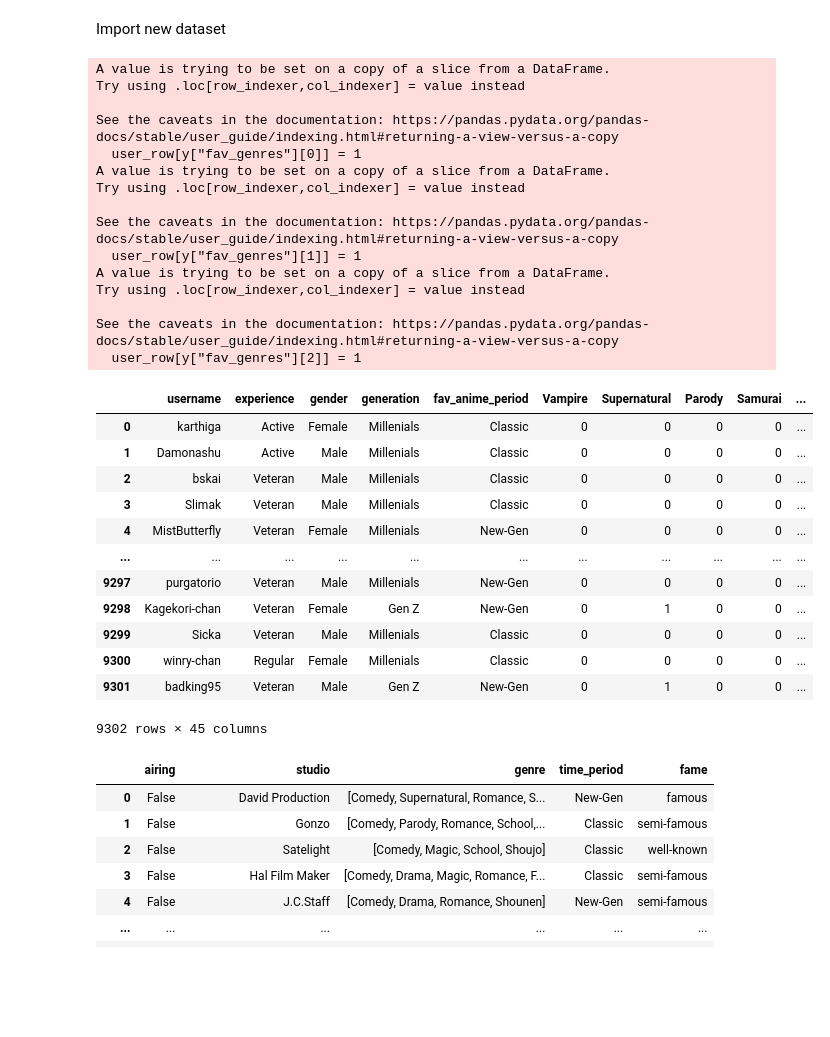
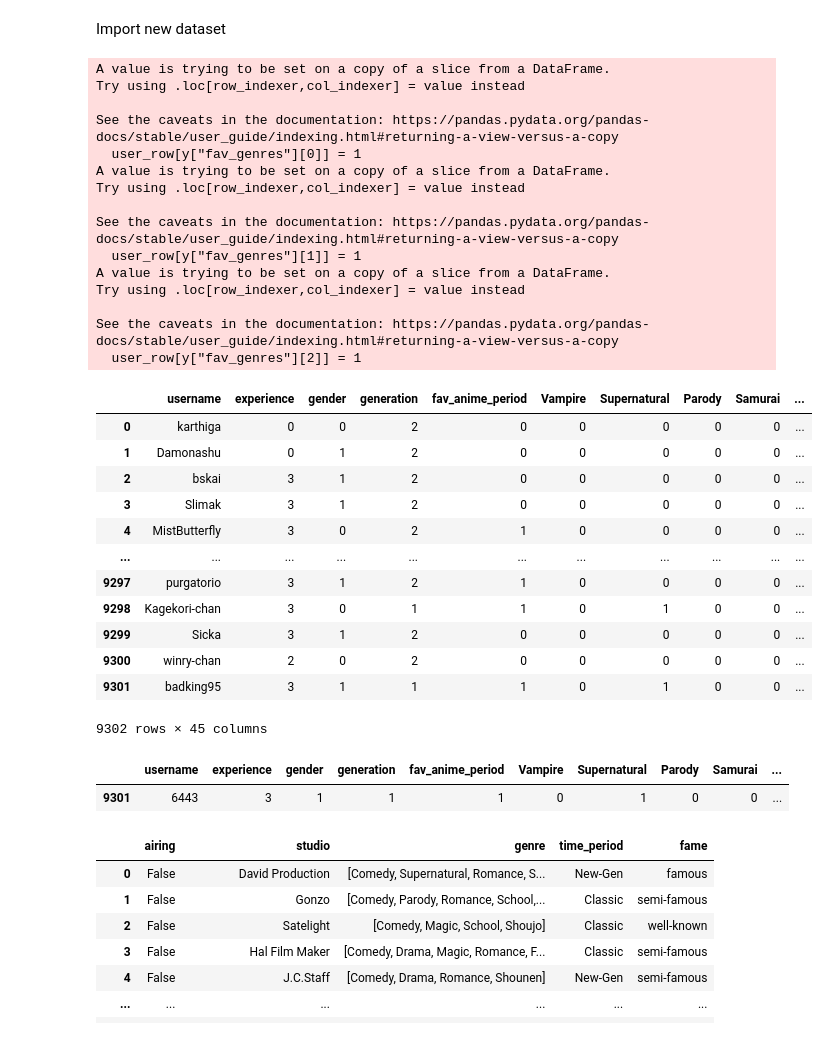
Before and after one commit to tito-thomas/anime-app, a Jupyter notebook: embedding.ipynb, the cells around one changed output. Cells and saved outputs as stored; diff of their text form; code cells hidden in the pictures; blank space fills up the shorter version.

Commit message:
Full vectorised user features

```diff
--- a/embedding.ipynb
+++ b/embedding.ipynb
@@ -47,7 +46,7 @@ def build_genre_list(dataframe):
 user_cols = users.loc[:, ["username", "experience","gender", "generation",  "fav_anime_period"]]
 
 encoder = LabelEncoder()
-
+#Function to create a separate feature for each column and vectorize
 def genre_columns():
 
     user_genres = users.loc[:, ["username", "fav_genres"]]
@@ -71,9 +70,12 @@ def genre_columns():
         #bag_vector = tfidf.transform(genres)
 
         #print(bag_vector.toarray())
-    return user_cols
+    genre_cols = user_cols.loc[:, ["username", "Vampire", "Supernatural", "Parody", "Samurai", "Space", "Military", "Sports","Shoujo",
+    "Music", "Mystery",	"Harem", "Drama", "Magic", "Josei", "Psychological", "Horror", "Ai", "Power", "Kids", "Adventure", "Ecchi", "Super", "School",
+    "Life", "Shounen", "Comedy", "Sci-Fi", "Action", "Thriller", "of", "Arts", "Game", "Seinen", "Slice", "Fantasy", "Police","Historical","Romance","Mecha","Martial"]]
+    return genre_cols
 
-#save encoded results to new file to make it faster
+#Vectorise features of a single user
 def vectorize_single(user):
     #Get row of one user
     user_row = user_cols.loc[user_cols["username"] == user]
@@ -85,60 +87,71 @@ def vectorize_single(user):
         #print(list(enc.classes_))
         user_vector[col]=enc.transform(user_vector[col]) #encode each column of target user
 
-    #return user_vector
+    return user_vector
 
-def vectorize_multiple():
+#Vectorise features of all users in the dataframe
+def vectorize_all():
     all_users = user_cols.copy()
 
     for user in user_cols["username"]:
         user_vector = vectorize_single(user)
         all_users.loc[all_users["username"] == user] = user_vector
     #Make sure username field is in string form for identifier
     all_users["username"] = user_cols["username"]
     #K-Nearest Neighbours
     #nb = KNeighborsClassifier(n_neighbors=5)
     return all_users
-#similar_users("karthiga")
-genre_columns()
-#vectorize_multiple()
+
+#Construct final vector of encoded features
+def construct_vectors():
+    string_features = vectorize_all()
+    genre_features = genre_columns()
+    final_vector = pd.merge(string_features, genre_features, on = "username")
+    return final_vector
+
+construct_vectors()
+#genre_columns()
+#vectorize_all()
 #user_cols
 # encoding users:
 # 1. encode fav_genres as bag of words: use term frequency vector for each
 # 2. encode other features
 # 3. join encoded genres with the rest of the vectorised features
 # need to translate genres that user is asked to anime genres
 # %% [output]
 A value is trying to be set on a copy of a slice from a DataFrame.
 Try using .loc[row_indexer,col_indexer] = value instead
 
 See the caveats in the documentation: https://pandas.pydata.org/pandas-docs/stable/user_guide/indexing.html#returning-a-view-versus-a-copy
   user_row[y["fav_genres"][0]] = 1
 A value is trying to be set on a copy of a slice from a DataFrame.
 Try using .loc[row_indexer,col_indexer] = value instead
 
 See the caveats in the documentation: https://pandas.pydata.org/pandas-docs/stable/user_guide/indexing.html#returning-a-view-versus-a-copy
   user_row[y["fav_genres"][1]] = 1
 A value is trying to be set on a copy of a slice from a DataFrame.
 Try using .loc[row_indexer,col_indexer] = value instead
 
 See the caveats in the documentation: https://pandas.pydata.org/pandas-docs/stable/user_guide/indexing.html#returning-a-view-versus-a-copy
   user_row[y["fav_genres"][2]] = 1
 |  | username | experience | gender | generation | fav_anime_period | Vampire | Supernatural | Parody | Samurai | ... |
-| 0 | karthiga | Active | Female | Millenials | Classic | 0 | 0 | 0 | 0 | ... |
-| 1 | Damonashu | Active | Male | Millenials | Classic | 0 | 0 | 0 | 0 | ... |
-| 2 | bskai | Veteran | Male | Millenials | Classic | 0 | 0 | 0 | 0 | ... |
-| 3 | Slimak | Veteran | Male | Millenials | Classic | 0 | 0 | 0 | 0 | ... |
-| 4 | MistButterfly | Veteran | Female | Millenials | New-Gen | 0 | 0 | 0 | 0 | ... |
+| 0 | karthiga | 0 | 0 | 2 | 0 | 0 | 0 | 0 | 0 | ... |
+| 1 | Damonashu | 0 | 1 | 2 | 0 | 0 | 0 | 0 | 0 | ... |
+| 2 | bskai | 3 | 1 | 2 | 0 | 0 | 0 | 0 | 0 | ... |
+| 3 | Slimak | 3 | 1 | 2 | 0 | 0 | 0 | 0 | 0 | ... |
+| 4 | MistButterfly | 3 | 0 | 2 | 1 | 0 | 0 | 0 | 0 | ... |
 | ... | ... | ... | ... | ... | ... | ... | ... | ... | ... | ... |
-| 9297 | purgatorio | Veteran | Male | Millenials | New-Gen | 0 | 0 | 0 | 0 | ... |
-| 9298 | Kagekori-chan | Veteran | Female | Gen Z | New-Gen | 0 | 1 | 0 | 0 | ... |
-| 9299 | Sicka | Veteran | Male | Millenials | Classic | 0 | 0 | 0 | 0 | ... |
-| 9300 | winry-chan | Regular | Female | Millenials | Classic | 0 | 0 | 0 | 0 | ... |
-| 9301 | badking95 | Veteran | Male | Gen Z | New-Gen | 0 | 1 | 0 | 0 | ... |
+| 9297 | purgatorio | 3 | 1 | 2 | 1 | 0 | 0 | 0 | 0 | ... |
+| 9298 | Kagekori-chan | 3 | 0 | 1 | 1 | 0 | 1 | 0 | 0 | ... |
+| 9299 | Sicka | 3 | 1 | 2 | 0 | 0 | 0 | 0 | 0 | ... |
+| 9300 | winry-chan | 2 | 0 | 2 | 0 | 0 | 0 | 0 | 0 | ... |
+| 9301 | badking95 | 3 | 1 | 1 | 1 | 0 | 1 | 0 | 0 | ... |
 9302 rows × 45 columns
 # %%
 vectorize_single("badking95")
-#print(user_genres)
+# %% [output]
+|  | username | experience | gender | generation | fav_anime_period | Vampire | Supernatural | Parody | Samurai | ... |
+| 9301 | 6443 | 3 | 1 | 1 | 1 | 0 | 1 | 0 | 0 | ... |
 # %%
 
 anime_vector = anime.loc[:, ["airing","studio", "genre", "time_period", "fame"]]
```
Also changed, not shown: parts of 1 cell of this notebook.
